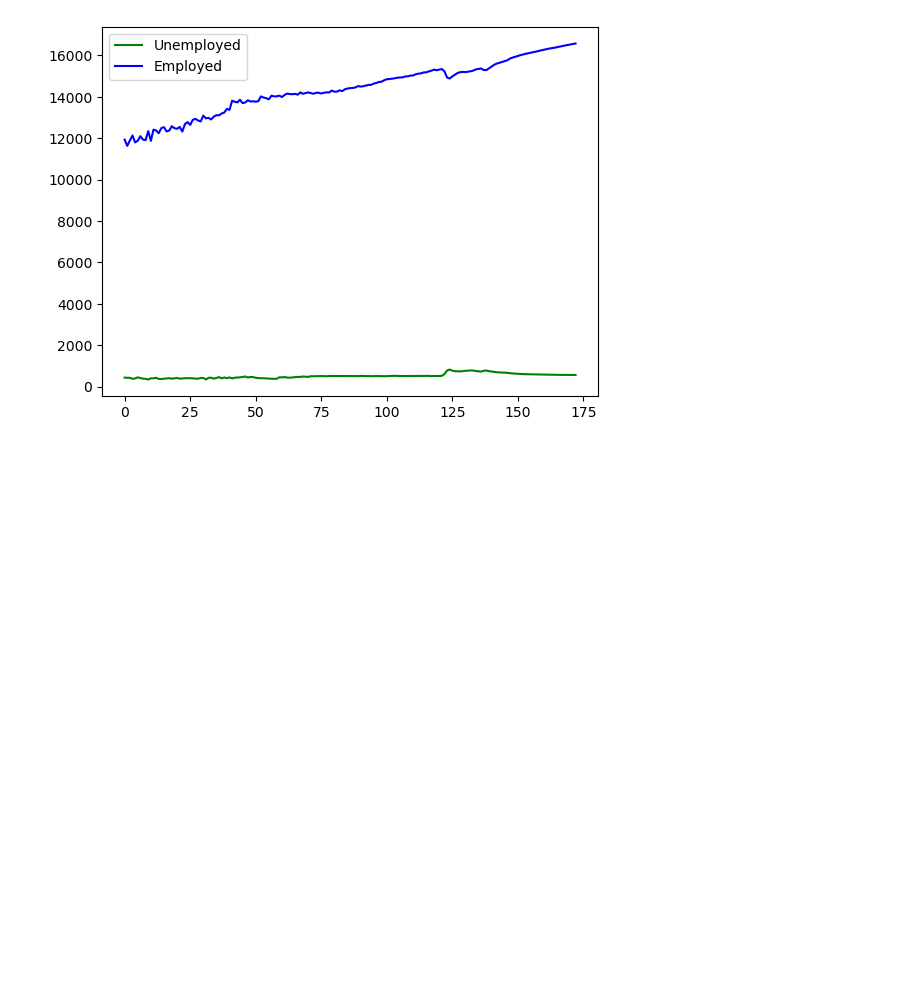
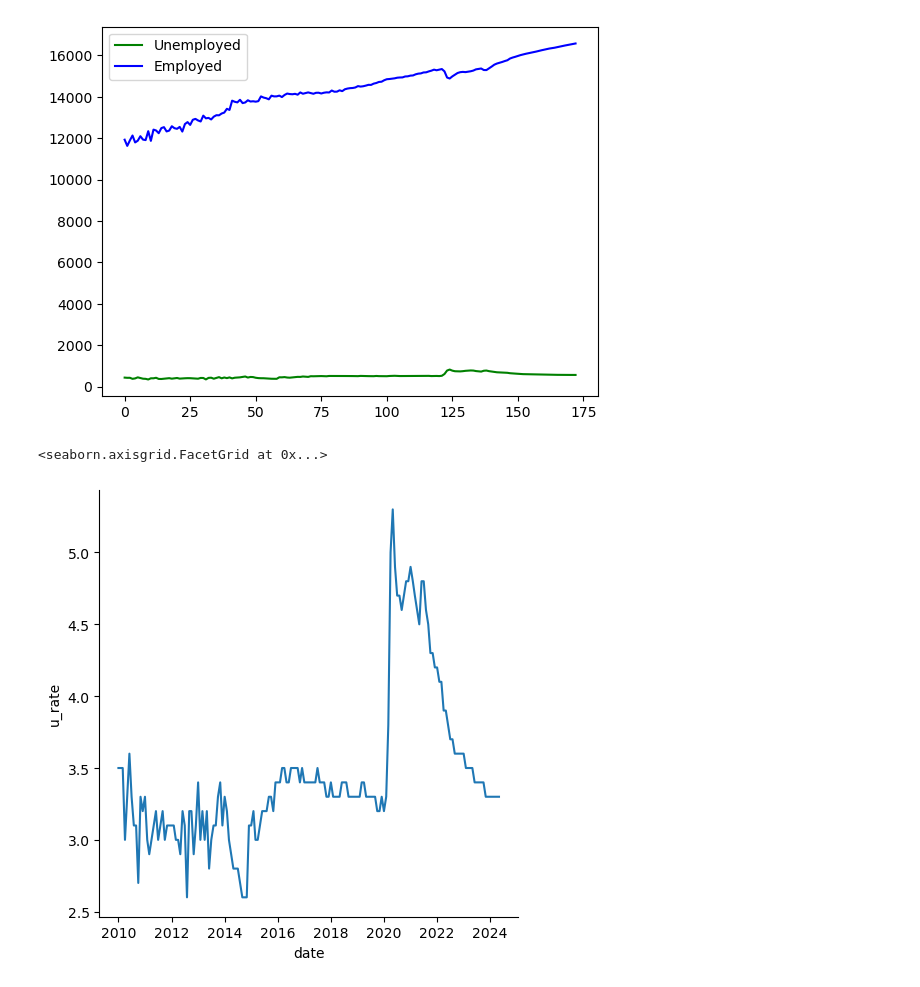
Before and after one commit to shmllslmt/pythonfordatascience, a Jupyter notebook: Labour Force.ipynb, the cells around one changed output. Cells and saved outputs as stored; diff of their text form; code cells hidden in the pictures; blank space fills up the shorter version.

```diff
--- a/Labour Force.ipynb
+++ b/Labour Force.ipynb
@@ -60,3 +60,10 @@ plt.savefig("Unemployed_Employed.pdf")
 # the number (in thousands) of unemployed people but were looking for work or available to work (green)
 # %% [output]
 [figure]
+# %%
+sns.relplot(x="date", y="u_rate", kind="line", data=df)
+# Trend/Pattern 3.2: The ratio of the unemployed to labour force size steadily decreases
+# Which is a good indicator as this shows that Malaysia is able to create and expand the job market for its population
+# %% [output]
+<seaborn.axisgrid.FacetGrid at 0x...>
+[figure, added]
```
Also changed, not shown: parts of 1 cell of this notebook.
